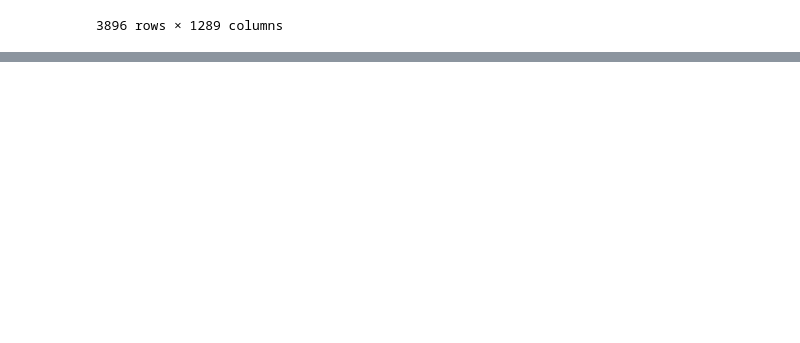
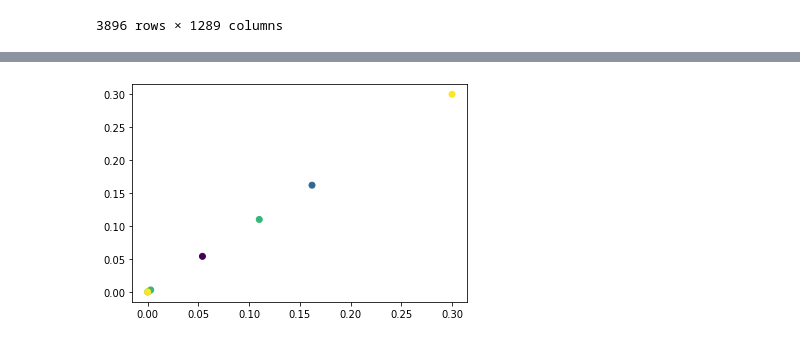
Before and after one commit to ynuozhang/mutant_specific, a Jupyter notebook: skempi_protein_visualization/skempi_gaussian_process_test.ipynb, the cells around one changed output, grey strips where cells are left out. Drawn from its saved outputs; the diff is of its cells as text; code cells hidden in the pictures; blank space fills up the shorter version.

```diff
--- a/skempi_protein_visualization/skempi_gaussian_process_test.ipynb
+++ b/skempi_protein_visualization/skempi_gaussian_process_test.ipynb
@@ -552,0 +736,3 @@ fig.write_html("skempi_ppi_plotly.html")
+# %%
+x_train_array = np.vstack(x_train['wt1_wt2_concat'].to_numpy())
+x_train_array
@@ -552,0 +773,3 @@ fig.write_html("skempi_ppi_plotly.html")
+# %%
+y_mean, y_std = gpr.predict(x_train_array, return_std=True)
+#y_samples = gpr.sample_y(x_train_array, n_samples)
@@ -552,0 +784,6 @@ fig.write_html("skempi_ppi_plotly.html")
+# %%
+plt.figure()
+plt.scatter(y_mean, y_train_array, c=(y_std - y_std.min()) / (y_std.max() - y_std.min()))
+plt.show()
+# %% [output]
+[figure, added]
```
Also changed, not shown: parts of 37 cells of this notebook.
